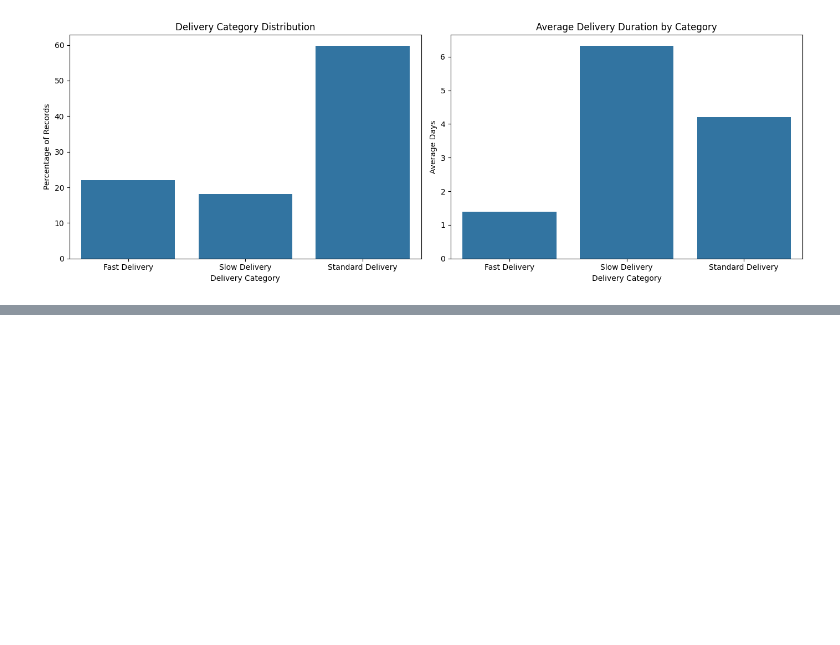
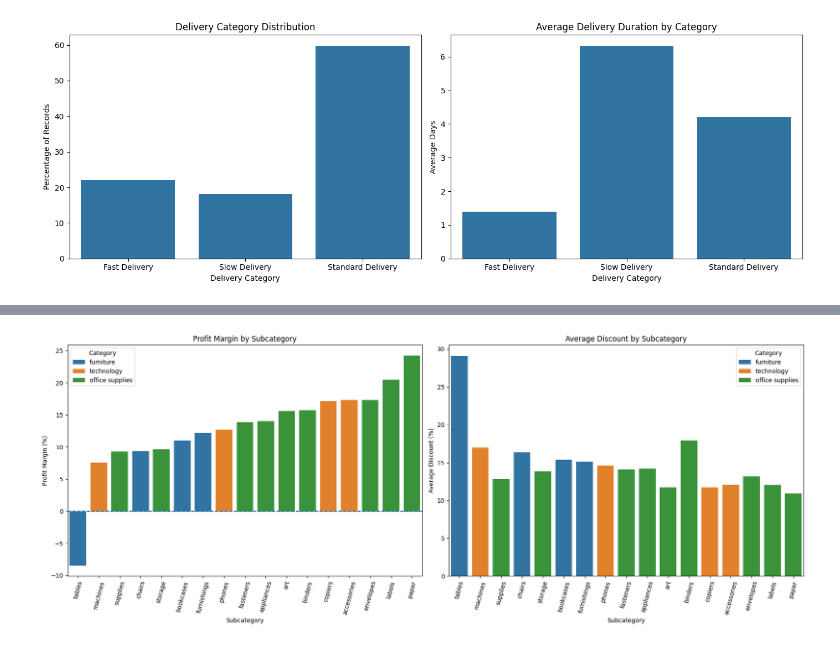
Before and after one commit to code-with-ansh/sales-business-analytics, a Jupyter notebook: notebooks/eda_time_based_analysis.ipynb, the cells around one changed output, grey strips where cells are left out. Cells and saved outputs as stored; diff of their text form; code cells hidden in the pictures; blank space fills up the shorter version.

```diff
--- a/notebooks/eda_time_based_analysis.ipynb
+++ b/notebooks/eda_time_based_analysis.ipynb
@@ -1217,0 +1480,42 @@ plt.show()
+# %%
+# 37. Subcategory-wise Profitability Visualization
+
+fig, axes = plt.subplots(1, 2, figsize=(18, 7))
+
+# Profit margin by subcategory
+sns.barplot(
+    data=subcategory_discount_analysis,
+    x="sub_category",
+    y="profit_margin",
+    hue="category",
+    dodge=False,
+    ax=axes[0]
+)
+
+axes[0].axhline(0, linestyle="--")
+axes[0].set_title("Profit Margin by Subcategory")
+axes[0].set_xlabel("Subcategory")
+axes[0].set_ylabel("Profit Margin (%)")
+axes[0].tick_params(axis="x", rotation=75)
+axes[0].legend(title="Category")
+
+# Average discount by subcategory
+sns.barplot(
+    data=subcategory_discount_analysis,
+    x="sub_category",
+    y="average_discount",
+    hue="category",
+    dodge=False,
+    ax=axes[1]
+)
+
+axes[1].set_title("Average Discount by Subcategory")
+axes[1].set_xlabel("Subcategory")
+axes[1].set_ylabel("Average Discount (%)")
+axes[1].tick_params(axis="x", rotation=75)
+axes[1].legend(title="Category")
+
+plt.tight_layout()
+plt.show()
+# %% [output]
+[figure, added]
```
Also changed, not shown: parts of 19 cells of this notebook.
